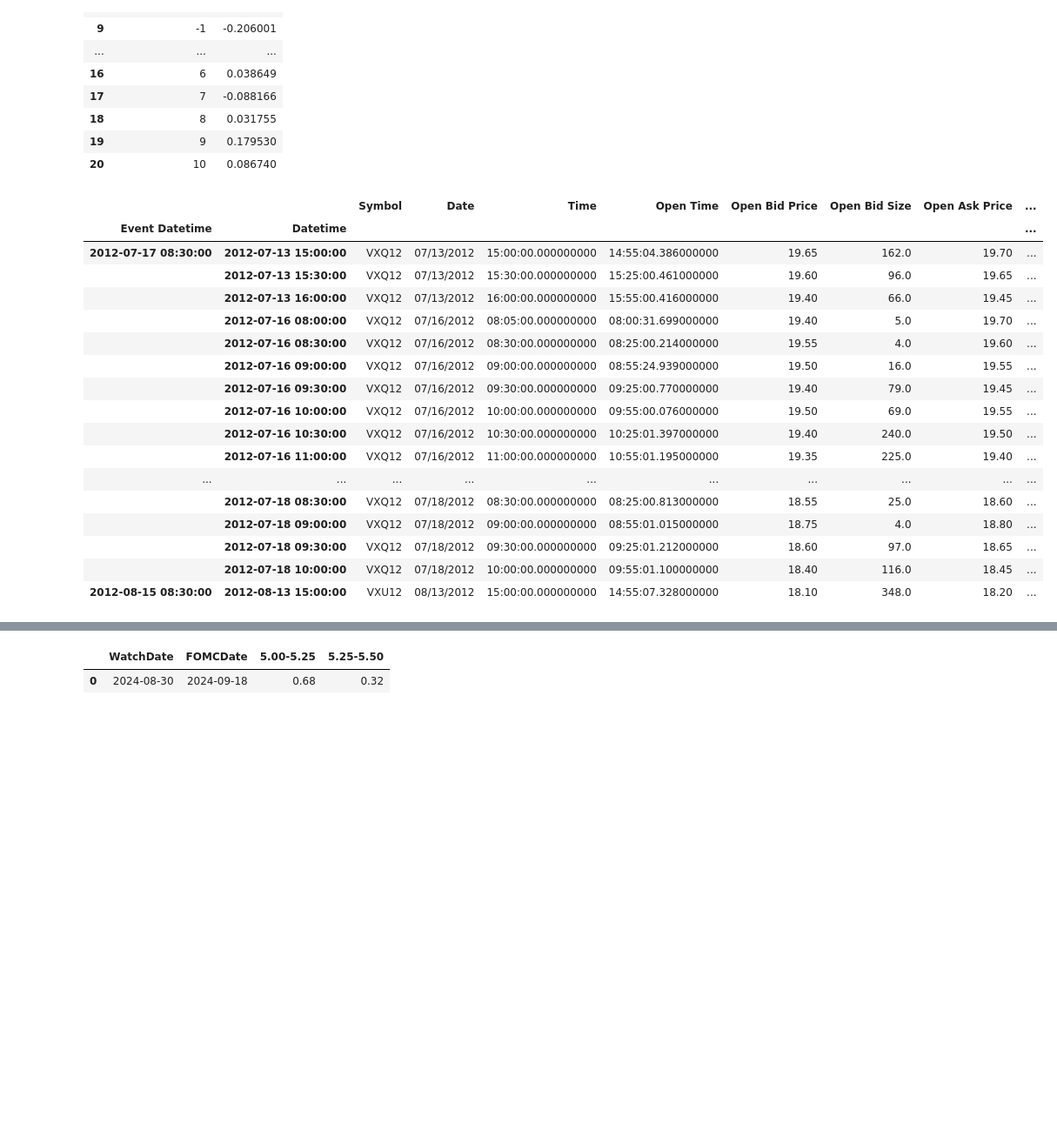
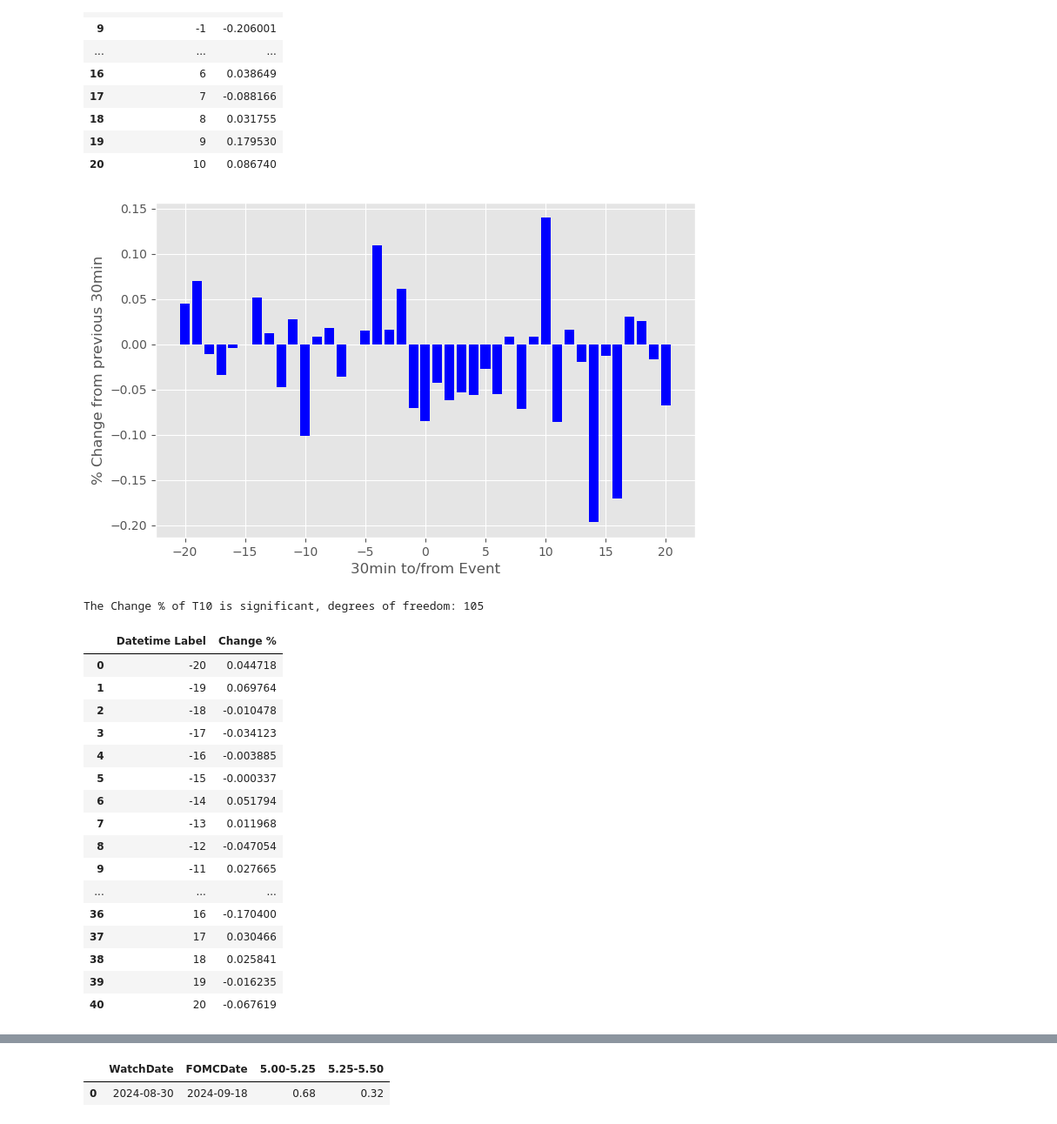
Before and after one commit to jczjc/vrp_vix, a Jupyter notebook: o2_2_1.ipynb, the cells around one changed output, grey strips where cells are left out. Shown at 87% size. Cells and saved outputs as stored; diff of their text form; code cells hidden in the pictures; blank space fills up the shorter version.

```diff
--- a/o2_2_1.ipynb
+++ b/o2_2_1.ipynb
@@ -287,29 +355,27 @@ The Change % of T9 is significant, degrees of freedom: 70
 # %%
 #CPI
 cpi_datetimes = event_df['Consumer Price Index'] + pd.Timedelta(hours=8.5)
 cpi_datetimes = list(cpi_datetimes.dropna())
-# cpi_datetimes
-vix_cpi_10hrrand = get_range_multi(cpi_datetimes, 1, 20, '30min')
-vix_cpi_10hrrand.head(43)
-# get_cross_sec_avg(vix_cpi_10hrrand, price=True)
-# vix_cpi_10hrrand
+vix_fut_cpi_10hr = get_range_multi(cpi_datetimes, 1, 20, '30min')
+get_cross_sec_avg(vix_fut_cpi_10hr, price=True, freq='30min')
 # %% [output]
+[figure, added]
+The Change % of T10 is significant, degrees of freedom: 105
-|  |  | Symbol | Date | Time | Open Time | Open Bid Price | Open Bid Size | Open Ask Price | ... |
-| Event Datetime | Datetime |  |  |  |  |  |  |  | ... |
-| 2012-07-17 08:30:00 | 2012-07-13 15:00:00 | VXQ12 | 07/13/2012 | 15:00:00.000000000 | 14:55:04.386000000 | 19.65 | 162.0 | 19.70 | ... |
-|  | 2012-07-13 15:30:00 | VXQ12 | 07/13/2012 | 15:30:00.000000000 | 15:25:00.461000000 | 19.60 | 96.0 | 19.65 | ... |
-|  | 2012-07-13 16:00:00 | VXQ12 | 07/13/2012 | 16:00:00.000000000 | 15:55:00.416000000 | 19.40 | 66.0 | 19.45 | ... |
-|  | 2012-07-16 08:00:00 | VXQ12 | 07/16/2012 | 08:05:00.000000000 | 08:00:31.699000000 | 19.40 | 5.0 | 19.70 | ... |
-|  | 2012-07-16 08:30:00 | VXQ12 | 07/16/2012 | 08:30:00.000000000 | 08:25:00.214000000 | 19.55 | 4.0 | 19.60 | ... |
-|  | 2012-07-16 09:00:00 | VXQ12 | 07/16/2012 | 09:00:00.000000000 | 08:55:24.939000000 | 19.50 | 16.0 | 19.55 | ... |
-|  | 2012-07-16 09:30:00 | VXQ12 | 07/16/2012 | 09:30:00.000000000 | 09:25:00.770000000 | 19.40 | 79.0 | 19.45 | ... |
-|  | 2012-07-16 10:00:00 | VXQ12 | 07/16/2012 | 10:00:00.000000000 | 09:55:00.076000000 | 19.50 | 69.0 | 19.55 | ... |
-|  | 2012-07-16 10:30:00 | VXQ12 | 07/16/2012 | 10:30:00.000000000 | 10:25:01.397000000 | 19.40 | 240.0 | 19.50 | ... |
-|  | 2012-07-16 11:00:00 | VXQ12 | 07/16/2012 | 11:00:00.000000000 | 10:55:01.195000000 | 19.35 | 225.0 | 19.40 | ... |
-| ... | ... | ... | ... | ... | ... | ... | ... | ... | ... |
-|  | 2012-07-18 08:30:00 | VXQ12 | 07/18/2012 | 08:30:00.000000000 | 08:25:00.813000000 | 18.55 | 25.0 | 18.60 | ... |
-|  | 2012-07-18 09:00:00 | VXQ12 | 07/18/2012 | 09:00:00.000000000 | 08:55:01.015000000 | 18.75 | 4.0 | 18.80 | ... |
-|  | 2012-07-18 09:30:00 | VXQ12 | 07/18/2012 | 09:30:00.000000000 | 09:25:01.212000000 | 18.60 | 97.0 | 18.65 | ... |
-|  | 2012-07-18 10:00:00 | VXQ12 | 07/18/2012 | 10:00:00.000000000 | 09:55:01.100000000 | 18.40 | 116.0 | 18.45 | ... |
-| 2012-08-15 08:30:00 | 2012-08-13 15:00:00 | VXU12 | 08/13/2012 | 15:00:00.000000000 | 14:55:07.328000000 | 18.10 | 348.0 | 18.20 | ... |
+|  | Datetime Label | Change % |
+| 0 | -20 | 0.044718 |
+| 1 | -19 | 0.069764 |
+| 2 | -18 | -0.010478 |
+| 3 | -17 | -0.034123 |
+| 4 | -16 | -0.003885 |
+| 5 | -15 | -0.000337 |
+| 6 | -14 | 0.051794 |
+| 7 | -13 | 0.011968 |
+| 8 | -12 | -0.047054 |
+| 9 | -11 | 0.027665 |
+| ... | ... | ... |
+| 36 | 16 | -0.170400 |
+| 37 | 17 | 0.030466 |
+| 38 | 18 | 0.025841 |
+| 39 | 19 | -0.016235 |
+| 40 | 20 | -0.067619 |
 # %%
```
Also changed, not shown: parts of 45 cells of this notebook, 8 other files.
